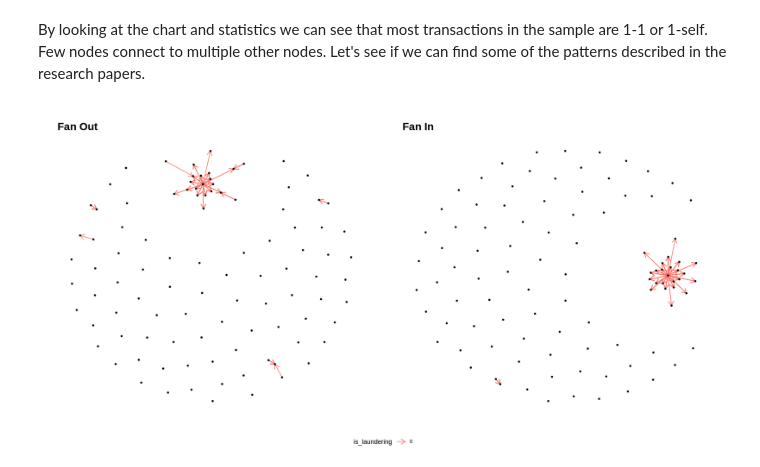
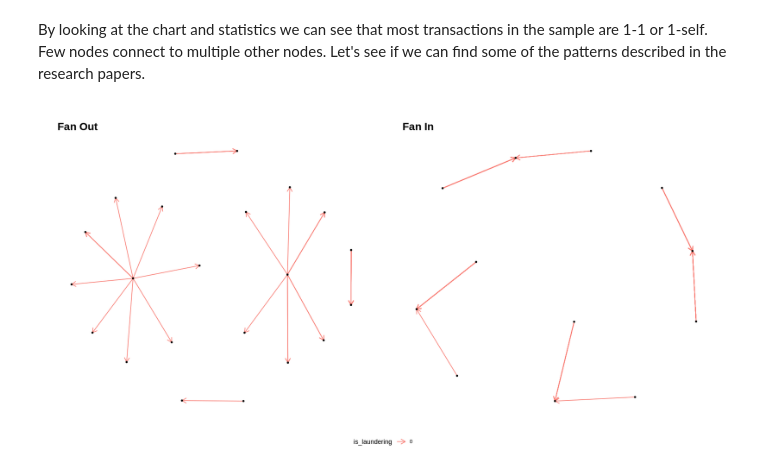
Before and after one commit to PeteM95/Portfolio, a Jupyter notebook: AntiMoneyLaundering/AML_Notebook.ipynb, the cells around one changed output. Cells and saved outputs as stored; diff of their text form; code cells hidden in the pictures.

Commit message:
Added pattern visualization

```diff
--- a/AntiMoneyLaundering/AML_Notebook.ipynb
+++ b/AntiMoneyLaundering/AML_Notebook.ipynb
@@ -308,44 +307,59 @@ By looking at the chart and statistics we can see that most transactions in the
 # %%
 fig(16,8)
 
-fan_out_transactions <- transactions_df |>
+# Calculate degrees for nodes
+graph_with_degrees <- transactions_df |>
   filter(!payment_format %in% c("Wire", "Reinvestment")) |>
   select(from_account, to_account, is_laundering) |>
   rename(from = from_account, to = to_account) |>
   as_tbl_graph(directed = TRUE) |>
   activate(nodes) |>
   mutate(
-    out_degree = centrality_degree(mode = "out"),
-    in_degree = centrality_degree(mode = "in")
-  ) |>
-  filter((out_degree >= 5)) |>
-  slice_head(n = 100)
+    in_degree = centrality_degree(mode = "in", loops = FALSE),
+    out_degree = centrality_degree(mode = "out", loops = FALSE)
+  )
 
-fan_in_transactions <- transactions_df |>
-  filter(!payment_format %in% c("Wire", "Reinvestment")) |>
-  select(from_account, to_account, is_laundering) |>
-  rename(from = from_account, to = to_account) |>
-  as_tbl_graph(directed = TRUE) |>
+# Find the node with the some in-degree
+top_fan_in_nodes <- graph_with_degrees |>
   activate(nodes) |>
-  mutate(
-    out_degree = centrality_degree(mode = "out"),
-    in_degree = centrality_degree(mode = "in")
-  ) |>
-  filter((in_degree >= 5)) |>
-  slice_head(n = 100)
+  filter(between(in_degree, 5, 10)) |>
+  activate(edges) |>
+  slice_sample(n = 5) |>
+  pull(to)
 
-fan_out_chart <- ggraph(fan_out_transactions, layout = "fr") +
-  geom_edge_link(aes(color = is_laundering), arrow = arrow(length = unit(3, 'mm'))) +
-  geom_node_point(size = 1) +
-  theme_graph(base_family = "sans") +
-  labs(title = "Fan Out")
+# Find the node with the some out-degree
+top_fan_out_nodes <- graph_with_degrees |>
+  activate(nodes) |>
+  filter(between(out_degree, 5, 10)) |>
+  activate(edges) |>
+  slice_sample(n = 5) |>
+  pull(to)
 
-fan_in_chart <- ggraph(fan_in_transactions, layout = "fr") +
-  geom_edge_link(aes(color = is_laundering), arrow = arrow(length = unit(3, 'mm'))) +
-  geom_node_point(size = 1) +
-  theme_graph(base_family = "sans") +
-  labs(title = "Fan In")
+# Chart for fan-in
+fan_in_chart <- graph_with_degrees |>
+  activate(edges) |>
+  filter(to %in% top_fan_in_nodes) |>
+  activate(nodes) |>
+  filter(!node_is_isolated()) |>
+  ggraph(layout = "kk") +
+    geom_edge_link(aes(color = is_laundering), arrow = arrow(length = unit(3, 'mm'))) +
+    geom_node_point(size = 1) +
+    theme_graph(base_family = "sans") +
+    labs(title = "Fan In")
 
+# Chart for fan-out
+fan_out_chart <- graph_with_degrees |>
+  activate(edges) |>
+  filter(from %in% top_fan_out_nodes) |>
+  activate(nodes) |>
+  filter(!node_is_isolated()) |>
+  ggraph(layout = "kk") +
+    geom_edge_link(aes(color = is_laundering), arrow = arrow(length = unit(3, 'mm'))) +
+    geom_node_point(size = 1) +
+    theme_graph(base_family = "sans") +
+    labs(title = "Fan Out")
+
+# Arrange grid
 ggarrange(fan_out_chart, fan_in_chart, common.legend = TRUE, legend = 'bottom')
 # %% [output]
-[figure, old version]
+[figure, new version]
```
Also changed, not shown: parts of 1 cell of this notebook.
